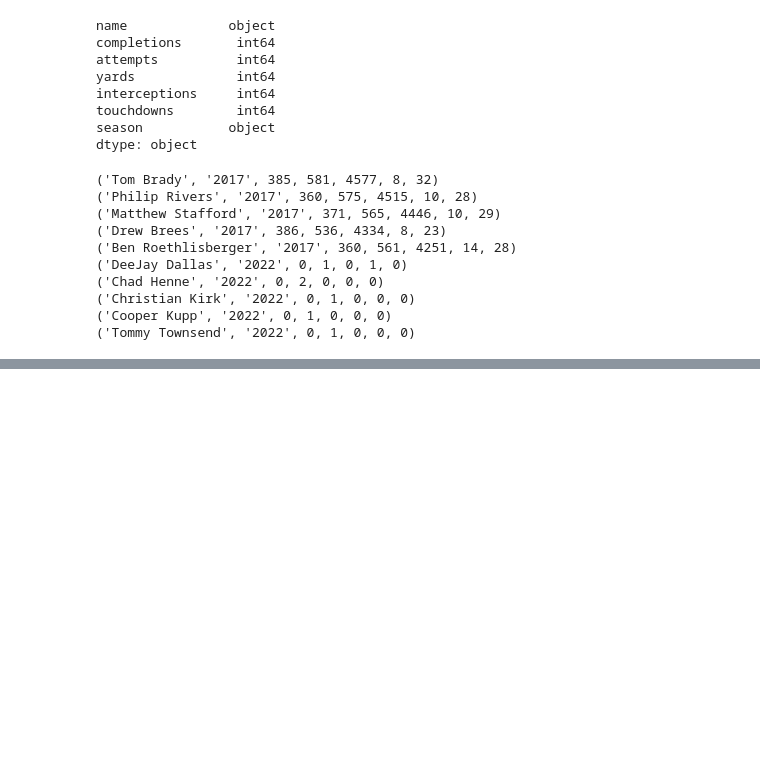
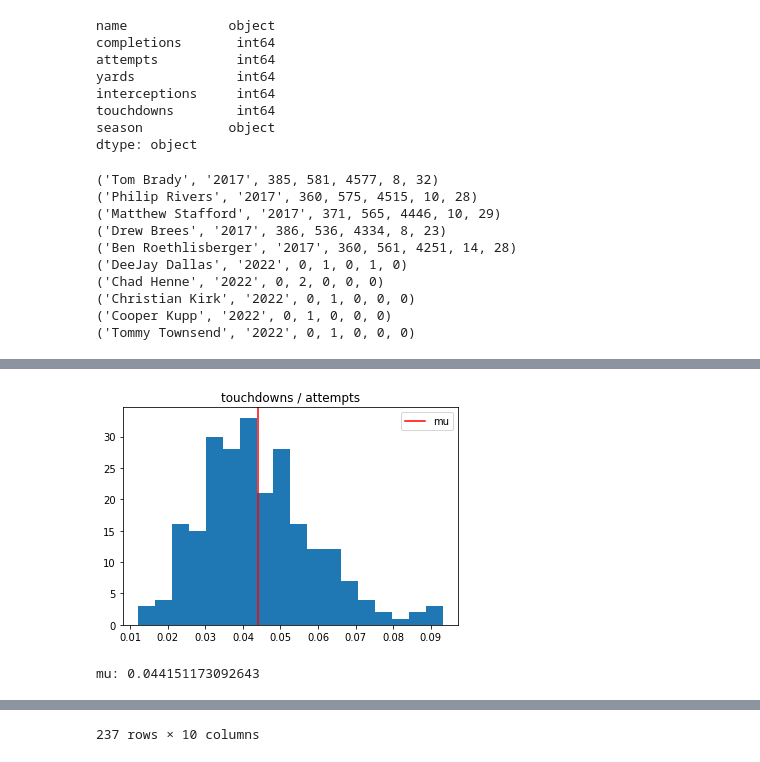
Before and after one commit to dpasse/monte, a Jupyter notebook: workspace/nfl/scrap-qb-data.ipynb, the cells around one changed output, grey strips where cells are left out. Drawn from its saved outputs; the diff is of its cells as text; code cells hidden in the pictures; blank space fills up the shorter version.

```diff
--- a/workspace/nfl/scrap-qb-data.ipynb
+++ b/workspace/nfl/scrap-qb-data.ipynb
@@ -183,0 +232,10 @@ with sqlite3.connect('../../data/nfl/quarterbacks.sqlite3') as conn:
+# %%
+plt.title('touchdowns / attempts')
+
+show(
+    subset_quarterbacks,
+    'tpa'
+)
+# %% [output]
+[figure, added]
+mu: 0.044151173092643
@@ -183,0 +254 @@ with sqlite3.connect('../../data/nfl/quarterbacks.sqlite3') as conn:
+237 rows × 10 columns
```
Also changed, not shown: parts of 8 cells of this notebook, 1 other file.
